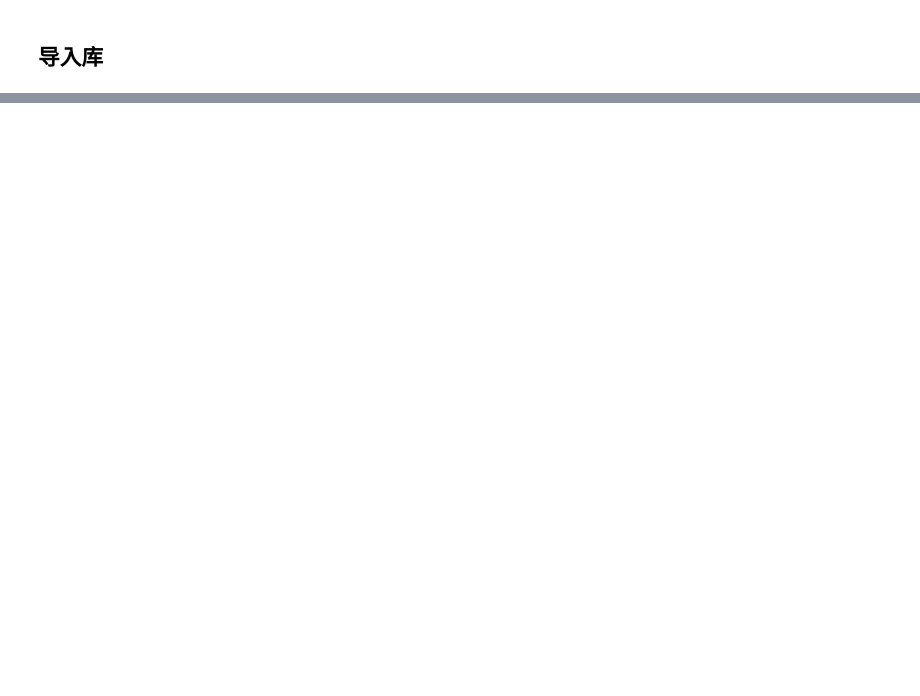
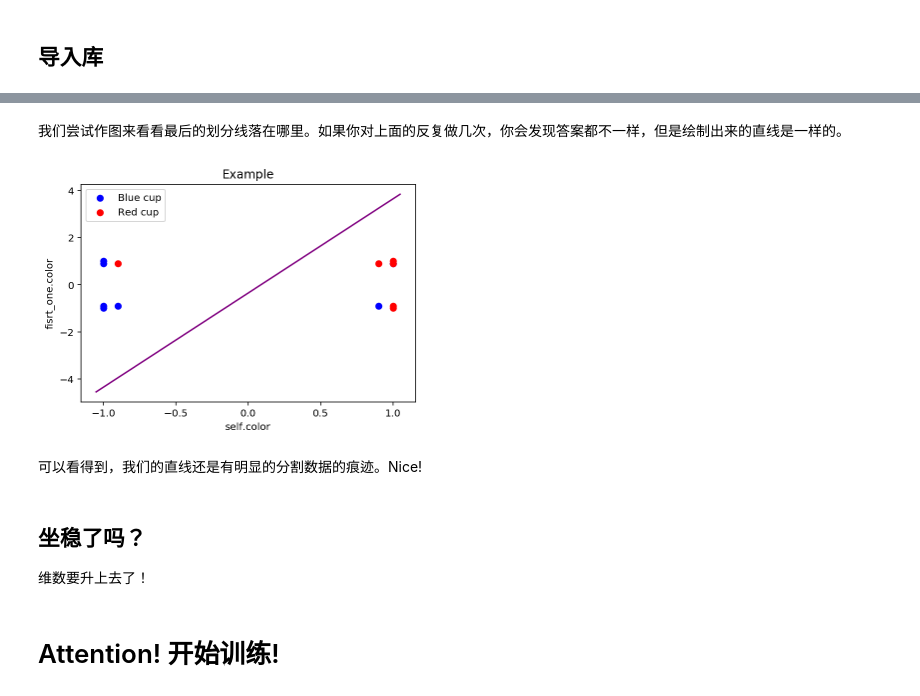
Before and after one commit to QSCTech-Sange/Information-Cascade-in-Python, a Jupyter notebook: Neural Network Version.ipynb, the cells around one changed output, grey strips where cells are left out. Cells and saved outputs as stored; diff of their text form; code cells hidden in the pictures; blank space fills up the shorter version.

```diff
--- a/Neural Network Version.ipynb
+++ b/Neural Network Version.ipynb
@@ -109,0 +173,6 @@ class Multi_test:
+# %%
+weight = np.array([[0],[0.4,0.6],[0,0,0],[0,0,0,0],[0,0,0,0,0],[0,0,0,0,0,0]])
+bias = np.array([[0],[0],[0],[0],[0],[0]])
+cups = Cups()
+data = GenerateData(cups, 1, 10, weight, bias).result()
+data.head(10)
@@ -109,0 +191,3 @@ class Multi_test:
+# %%
+data = GenerateData(cups, 2, 10, weight, bias).result()
+data.head(10)
@@ -109,0 +269,6 @@ class Multi_test:
+# %%
+weight = np.array([[0], [0, 0], [0, 0, 0], [0, 0, 0, 0], [0, 0, 0, 0, 0], [0, 0, 0, 0, 0, 0]])
+bias = np.array([[0], [0], [0], [0], [0], [0]])
+data = GenerateData(cups, 1, 5000, weight, bias).result()
+model = Model(data)
+model.train(0.001, True)
@@ -109,0 +293,22 @@ class Multi_test:
+# %% [markdown]
+我们尝试作图来看看最后的划分线落在哪里。如果你对上面的反复做几次，你会发现答案都不一样，但是绘制出来的直线是一样的。
+# %%
+weight_1,bias_1 = model.result()
+X = np.array([[-1,-1],[-1,0.9],[1,0.9],[-1,-0.9],[-1,1],[0.9,-0.9],[-0.9,-0.9],[-0.9,0.9],[1,-1],[0.9,0.9],[1,1],[1,0.9],[1,-0.9]])
+plt.scatter(X[:7, 0], X[:7, 1], color='blue',label = 'Blue cup')
+plt.scatter(X[7:, 0], X[7:, 1], color='red',label = 'Red cup')
+y1 = - ( 1.05 * weight_1[0] + bias_1) / weight_1[1]
+y2 = - ( -1.05 * weight_1[0] + bias_1) / weight_1[1]
+plt.plot([1.05,-1.05], [y1,y2],'purple')
+plt.xlabel('self.color')
+plt.legend(loc = 'best')
+plt.ylabel('fisrt_one.color')
+plt.title('Example')
+plt.show()
+# %% [output]
+[figure, added]
+# %% [markdown]
+可以看得到，我们的直线还是有明显的分割数据的痕迹。Nice!
+# %% [markdown]
+## 坐稳了吗？
+维数要升上去了！
@@ -109,0 +333,2 @@ class Multi_test:
+# %% [markdown]
+# Attention! 开始训练!
```
Also changed, not shown: parts of 25 cells of this notebook, 4 other files.
